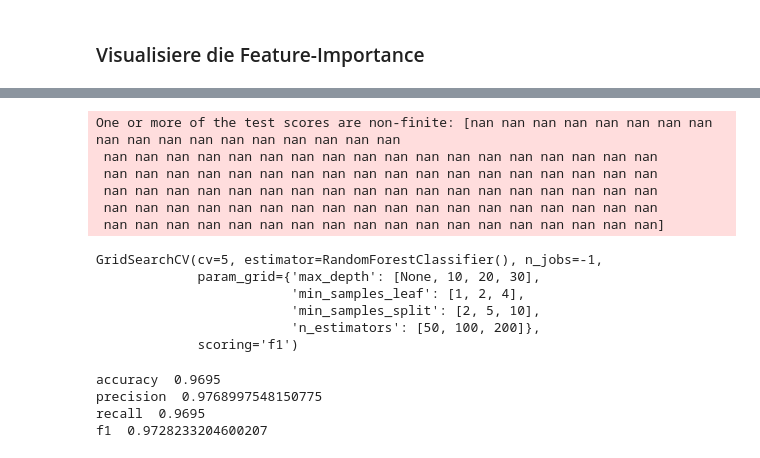
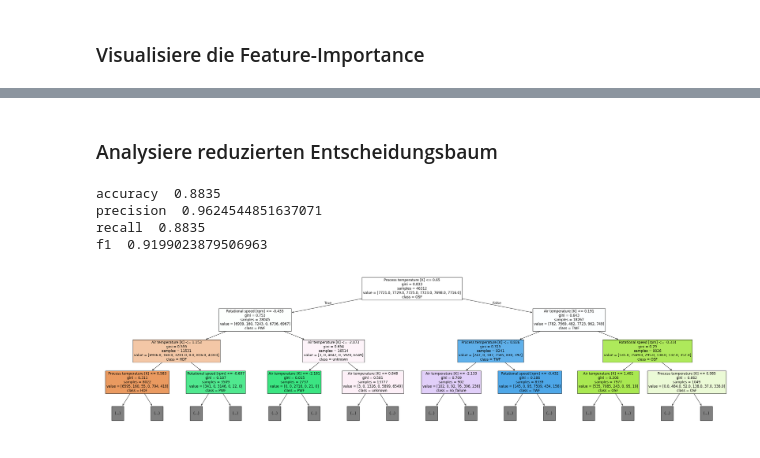
Before and after one commit to DataScience-DHBWKA/PredictiveMaintenance, a Jupyter notebook: ModelBuilding.ipynb, the cells around one changed output, grey strips where cells are left out. Saved outputs shown, nothing was run; the diff lists cells and outputs as text; code cells hidden in the pictures.

```diff
--- a/ModelBuilding.ipynb
+++ b/ModelBuilding.ipynb
@@ -51,3 +56,8 @@ y_test = df_test[output_column].to_numpy().ravel()
+# %%
+label_encoder = LabelEncoder()
+y_train_encoded = label_encoder.fit_transform(y_train)
+unique_classes_str = label_encoder.classes_
+unique_classes_int = list(range(len(unique_classes_str)))
 # %% [markdown]
 ### Trainiere die Modelle
 # %%
@@ -112,49 +205,35 @@ Braucht ca. 10 min
-# %%
-parameter_grid = {
-    "n_estimators": [50, 100, 200],
-    "max_depth": [None, 10, 20, 30],
-    "min_samples_split": [2, 5, 10],
-    "min_samples_leaf": [1, 2, 4]
-}
-
-grid_search = GridSearchCV(
-    RandomForestClassifier(),
-    parameter_grid,
-    cv=5,
-    scoring="f1",
-    n_jobs=-1
-)
-
-grid_search.fit(X_train, y_train)
-# %% [output]
-One or more of the test scores are non-finite: [nan nan nan nan nan nan nan nan nan nan nan nan nan nan nan nan nan nan
- nan nan nan nan nan nan nan nan nan nan nan nan nan nan nan nan nan nan
- nan nan nan nan nan nan nan nan nan nan nan nan nan nan nan nan nan nan
- nan nan nan nan nan nan nan nan nan nan nan nan nan nan nan nan nan nan
- nan nan nan nan nan nan nan nan nan nan nan nan nan nan nan nan nan nan
- nan nan nan nan nan nan nan nan nan nan nan nan nan nan nan nan nan nan]
-GridSearchCV(cv=5, estimator=RandomForestClassifier(), n_jobs=-1,
-             param_grid={'max_depth': [None, 10, 20, 30],
-                         'min_samples_leaf': [1, 2, 4],
-                         'min_samples_split': [2, 5, 10],
-                         'n_estimators': [50, 100, 200]},
-             scoring='f1')
+# %% [markdown]
+### Analysiere reduzierten Entscheidungsbaum
 # %%
-model = grid_search.best_estimator_
+model = DecisionTreeClassifier()
 
-y_pred = model.predict(X_test)
+most_relevant_features = ['Torque [Nm]', 'Tool wear [min]', 'Rotational speed [rpm]']
+
+model.fit(X_train[most_relevant_features], y_train)
+y_pred = model.predict(X_test[most_relevant_features])
 
 accuracy = accuracy_score(y_test, y_pred)
 precision = precision_score(y_test, y_pred, average='weighted')
 recall = recall_score(y_test, y_pred, average='weighted')
 f1 = f1_score(y_test, y_pred, average='weighted')
 
 print('accuracy ',  accuracy)
 print('precision ', precision)
 print('recall ',    recall)
 print('f1 ',        f1)
+
+plt.figure(figsize=(40, 10))
+_ = plot_tree(
+    model,
+    max_depth=3,
+    feature_names=X_test.columns,
+    class_names=unique_classes_str,
+    fontsize=12,
+    filled=True
+)
 # %% [output]
-accuracy  0.9695
-precision  0.9768997548150775
-recall  0.9695
-f1  0.9728233204600207
+accuracy  0.8835
+precision  0.9624544851637071
+recall  0.8835
+f1  0.9199023879506963
+[figure, added]
```
Also changed, not shown: parts of 9 cells of this notebook, 1 other file.
